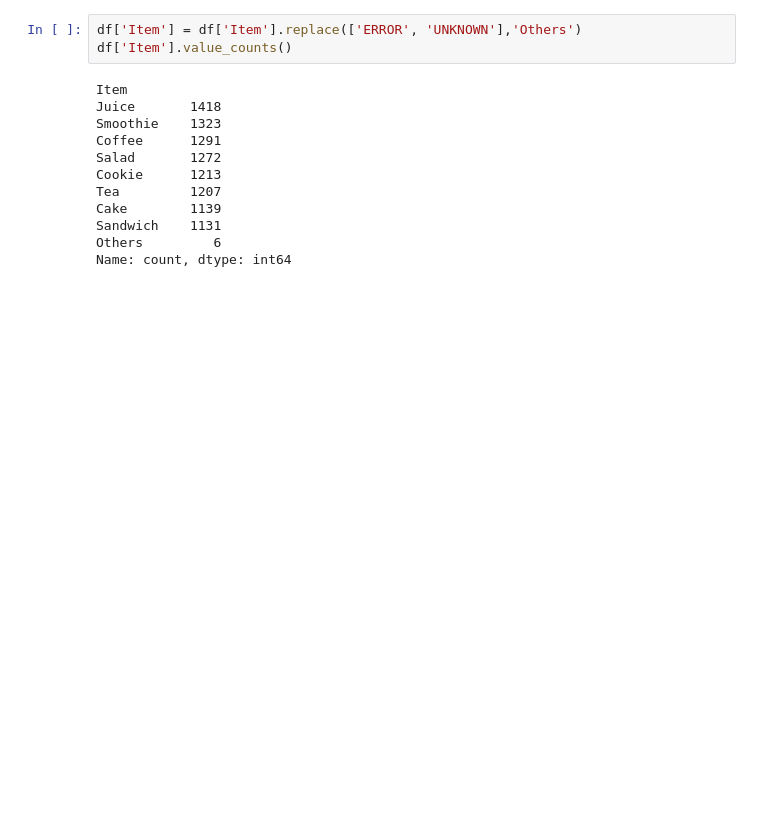
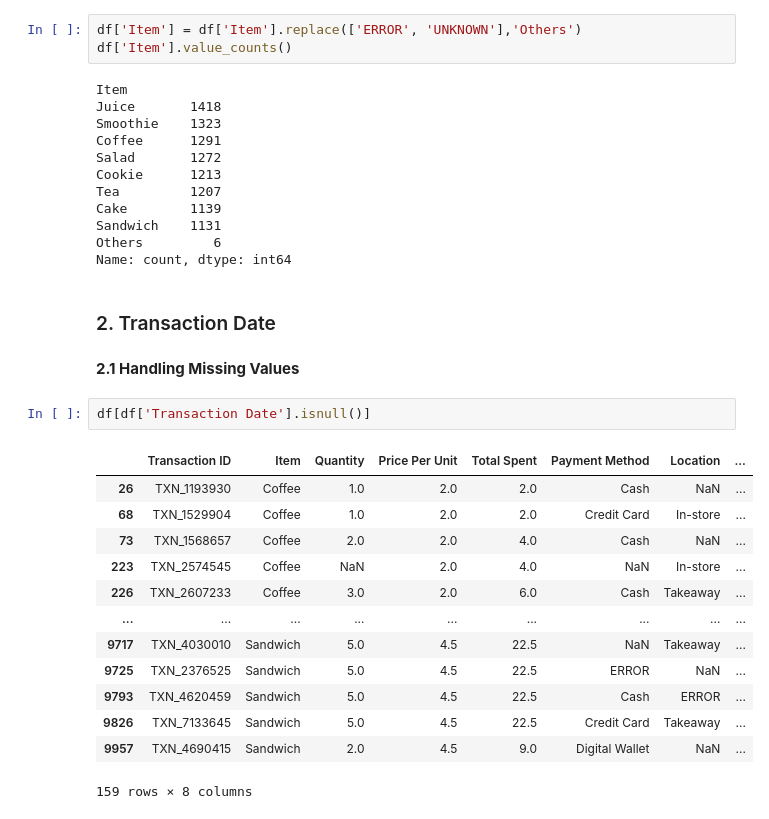
Before and after one commit to jeeenss/Data-Analysis-with-Python, a Jupyter notebook: Cafe_Sales/cafe_sales_analysis.ipynb, the cells around one changed output. Cells and saved outputs as stored; diff of their text form; blank space fills up the shorter version.

Commit message:
added data cleansing code on Transaction Date

```diff
--- a/Cafe_Sales/cafe_sales_analysis.ipynb
+++ b/Cafe_Sales/cafe_sales_analysis.ipynb
@@ -444,3 +444,23 @@ Cake        1139
 Sandwich    1131
 Others         6
 Name: count, dtype: int64
+# %% [markdown]
+### 2. Transaction Date ###
+# %% [markdown]
+**2.1 Handling Missing Values**
+# %%
+df[df['Transaction Date'].isnull()]
+# %% [output]
+|  | Transaction ID | Item | Quantity | Price Per Unit | Total Spent | Payment Method | Location | ... |
+| 26 | TXN_1193930 | Coffee | 1.0 | 2.0 | 2.0 | Cash | NaN | ... |
+| 68 | TXN_1529904 | Coffee | 1.0 | 2.0 | 2.0 | Credit Card | In-store | ... |
+| 73 | TXN_1568657 | Coffee | 2.0 | 2.0 | 4.0 | Cash | NaN | ... |
+| 223 | TXN_2574545 | Coffee | NaN | 2.0 | 4.0 | NaN | In-store | ... |
+| 226 | TXN_2607233 | Coffee | 3.0 | 2.0 | 6.0 | Cash | Takeaway | ... |
+| ... | ... | ... | ... | ... | ... | ... | ... | ... |
+| 9717 | TXN_4030010 | Sandwich | 5.0 | 4.5 | 22.5 | NaN | Takeaway | ... |
+| 9725 | TXN_2376525 | Sandwich | 5.0 | 4.5 | 22.5 | ERROR | NaN | ... |
+| 9793 | TXN_4620459 | Sandwich | 5.0 | 4.5 | 22.5 | Cash | ERROR | ... |
+| 9826 | TXN_7133645 | Sandwich | 5.0 | 4.5 | 22.5 | Credit Card | Takeaway | ... |
+| 9957 | TXN_4690415 | Sandwich | 2.0 | 4.5 | 9.0 | Digital Wallet | NaN | ... |
+159 rows × 8 columns
```
Also changed, not shown: parts of 8 cells of this notebook.
